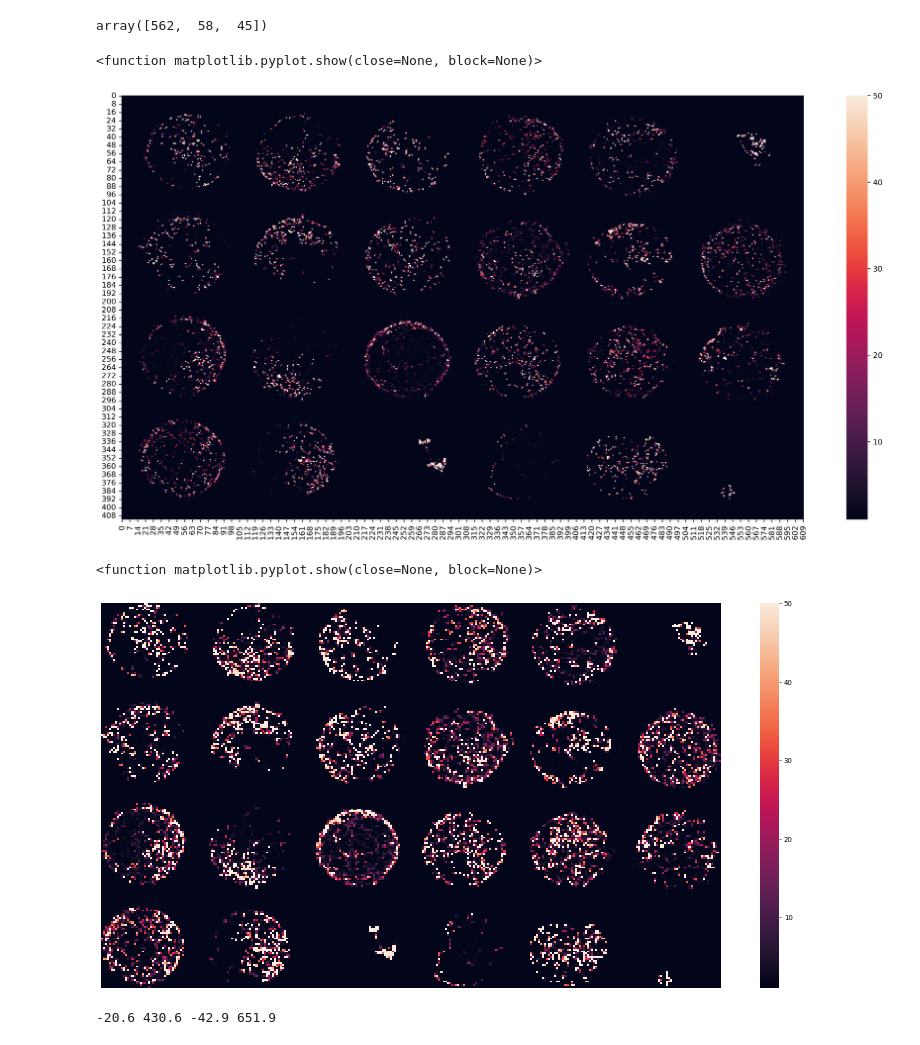
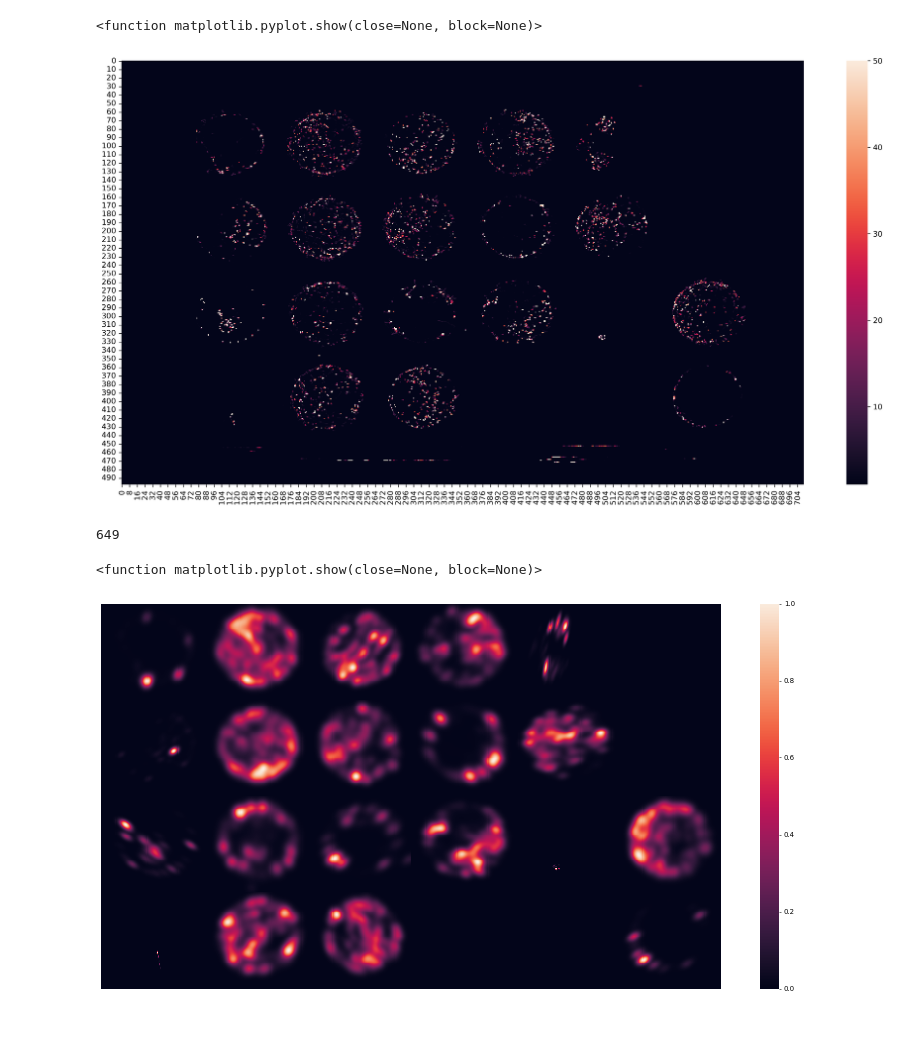
Before and after one commit to Vanwalleghem/Behavioural-Analysis, a Jupyter notebook: Circle description.ipynb, the cells around one changed output. Drawn from its saved outputs; the diff is of its cells as text; code cells hidden in the pictures.

Commit message:
First behav test

```diff
--- a/Circle description.ipynb
+++ b/Circle description.ipynb
@@ -9,16 +10,18 @@ import seaborn as sns
 # %%
-image=cv2.imread('C:\Data\Behaviour 2022\Clipboard.tif')
+image=cv2.imread('C:\\Data\\Behaviour2022\\22-10-25_4 dpf wt_11 am-cropped.tif')
 output=image.copy()
 gray = cv2.cvtColor(image, cv2.COLOR_BGR2GRAY)
 circles = cv2.HoughCircles(gray,cv2.HOUGH_GRADIENT,
                            minDist=70,
                            dp=1,
-                           param1=50,
+                           param1=60,
                            param2=30,
                            minRadius=43,
-                           maxRadius=46)
+                           maxRadius=48)
 circles = np.round(circles[0, :]).astype("int")
 for (x, y, r) in circles:
         # draw the circle in the output image, then draw a rectangle
         # corresponding to the center of the circle
         cv2.circle(output, (x, y), r, (0, 255, 0), 4)
+
+plt.imshow(output)
@@ -103,0 +31,3 @@ array([[287.56390594, 367.64248938, 233.26594265, ..., 247.75996448,
+# %%
+data=pd.read_csv('C:\\Data\\Behaviour2022\\22-10-25_4_dpf_wt_11_am_spots.csv')
+data
@@ -136,7 +67,3 @@ temp=wells_dist[np.where(well_id[np.any(wells,axis=1)]==well_nb)]
-# %%
-circles[well_nb,:]
-# %% [output]
-array([562,  58,  45])
 # %%
 HistCount=np.zeros(gray.shape)
 for (x,y) in positions:
@@ -147,4 +74,4 @@ sns.heatmap(HistCount,vmin=1,vmax=50)
 plt.show
 # %% [output]
 <function matplotlib.pyplot.show(close=None, block=None)>
-[figure, old version]
+[figure, new version]
@@ -155,7 +78,32 @@ H, _, _ = np.histogram2d(positions[:,1],positions[:,0],bins=(nx,ny))
+# %%
+positions[:,0].max()
+# %% [output]
+649
+# %%
+positions[:,0]=positions[:,0]-60
+positions[:,1]=positions[:,1]-50
+# %%
+kde_img=np.zeros((600,400))
+for x_nb in range(0,6):
+    for y_nb in range(0,4):
+        xmin=(x_nb)*100
+        xmax=(x_nb+1)*100
+        ymin=(y_nb)*100
+        ymax=(y_nb+1)*100
+        x=positions[(positions[:,1]<=ymax) & (positions[:,0]<=xmax) & (positions[:,1]>=ymin) & (positions[:,0]>=xmin),0]
+        y=positions[(positions[:,1]<=ymax) & (positions[:,0]<=xmax) & (positions[:,1]>=ymin) & (positions[:,0]>=xmin),1]
+        xx, yy = np.mgrid[xmin:xmax:100j, ymin:ymax:100j]
+        positions_kde = np.vstack([xx.ravel(), yy.ravel()])
+        if len(x)>50:
+            values = np.vstack([x, y])
+            kernel = st.gaussian_kde(values)
+            f = np.reshape(kernel(positions_kde).T, xx.shape)
+            kde_img[xmin:xmax,ymin:ymax]=f/f.max()
 # %%
 plt.figure(figsize=(20, 10), dpi=50)
-sns.heatmap(H,vmin=1,vmax=50,xticklabels= False , yticklabels= False)
+sns.heatmap(np.transpose(kde_img),xticklabels= False , yticklabels= False)
+plt.savefig('C:\\Data\\Behaviour2022\\22-10-25_4_dpf_wt_11_am.png',dpi=300)
 plt.show
 # %% [output]
 <function matplotlib.pyplot.show(close=None, block=None)>
-[figure, old version]
+[figure, new version]
@@ -164,13 +109,0 @@ import scipy.stats as st
-# %%
-x=positions[:,1]
-y=positions[:,0]
-# Define the borders
-deltaX = (max(x) - min(x))/10
-deltaY = (max(y) - min(y))/10
-xmin = min(x) - deltaX
-xmax = max(x) + deltaX
-ymin = min(y) - deltaY
-ymax = max(y) + deltaY
-print(xmin, xmax, ymin, ymax)
-# %% [output]
--20.6 430.6 -42.9 651.9
```
Also changed, not shown: parts of 34 cells of this notebook.
